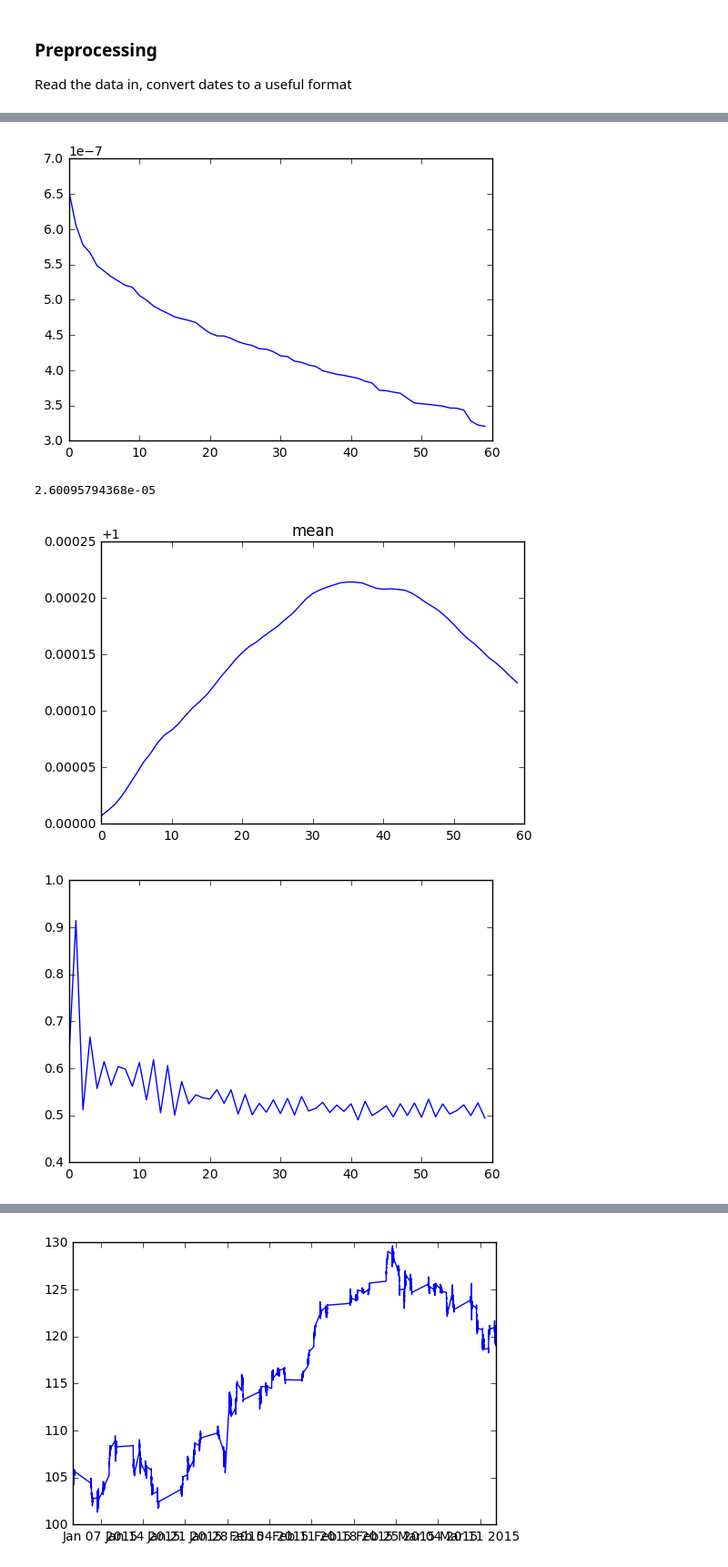
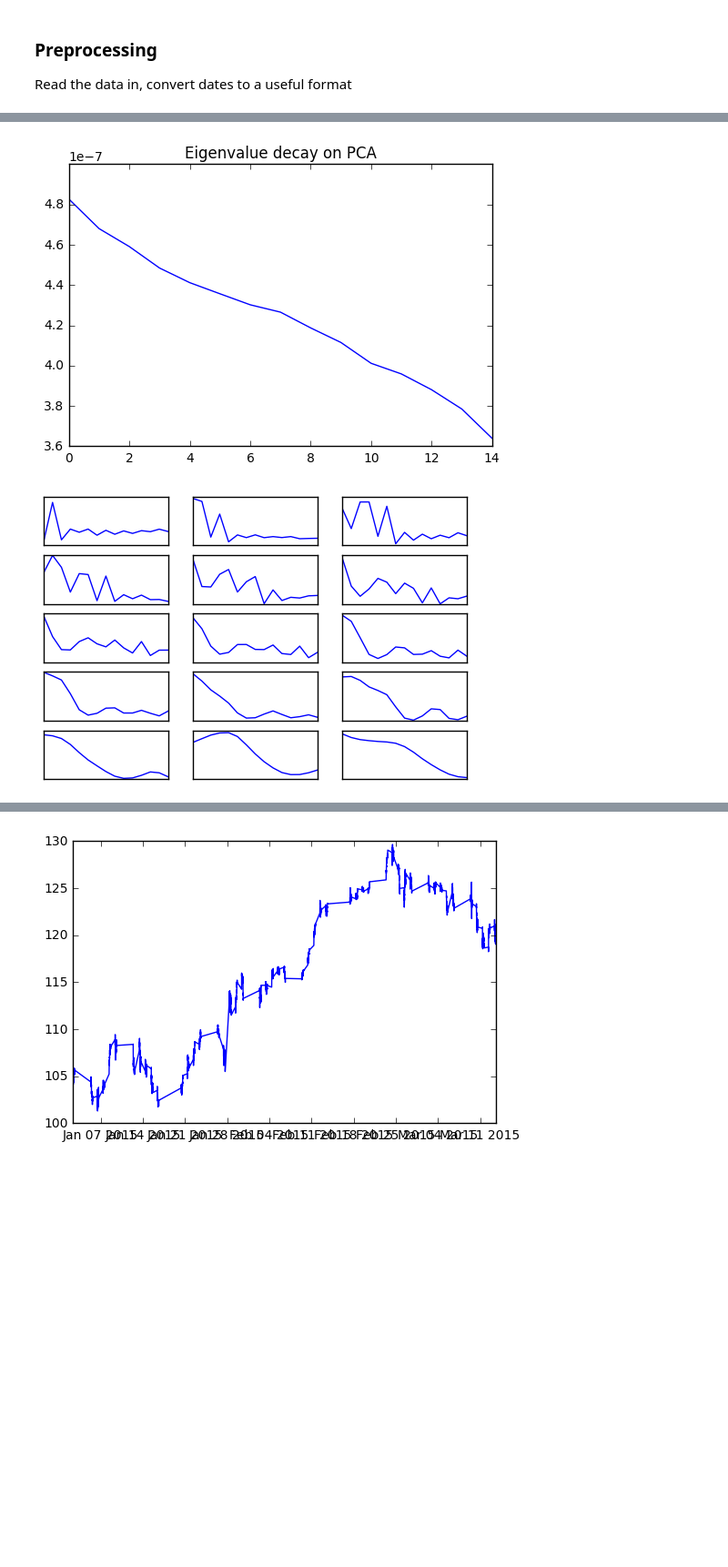
Before and after one commit to thedanschmidt/unsupervised-stock-features, a Jupyter notebook: notebooks/modeling_windows.ipynb, the cells around one changed output, grey strips where cells are left out. Shown at 91% size. Cells and saved outputs as stored; diff of their text form; code cells hidden in the pictures; blank space fills up the shorter version.

```diff
--- a/notebooks/modeling_windows.ipynb
+++ b/notebooks/modeling_windows.ipynb
@@ -36,8 +36,8 @@ Read the data in, convert dates to a useful format
 data_loc = "/home/dan/code/market_data/"
 symbols = [line.rstrip('\n') for line in open(data_loc+'dow_jones_industrial.txt')]
 
-train_start_date = "01/01/2015"
-train_end_date = "03/14/2015"
+train_start_date = "01/01/2013"
+train_end_date = "12/31/2013"
 
 test_start_date = "03/15/2015"
 test_end_date = "03/21/2015"
@@ -48,7 +48,7 @@ test_symbols = symbols
 
 aapl = get_symbol("AAPL", data_loc, train_start_date, train_end_date)
 
-awins, arets= get_windows_rets(aapl, window_length=60, window_offset=1)
+awins, arets= get_windows_rets(aapl, window_length=15, window_offset=1)
 
 plt.plot(awins[0])
 plt.show()
@@ -75,23 +61,26 @@ Invalid day in symbol input  780
 # %%
 X = awins
 
 pca = PCA()
 pca.fit(X)
 
 plt.plot(pca.explained_variance_)
+plt.title('Eigenvalue decay on PCA')
 plt.show()
 
-print(np.sum(pca.explained_variance_[:100]))
-
-plt.plot((1+pca.mean_).cumprod())
-plt.title('mean')
+ci = 0
+ri = 0
+fig, axes = plt.subplots(nrows=5, ncols=3)
+for i in range(15):
+    axes[ri, ci].plot((1+pca.components_[i]).cumprod())
+    axes[ri, ci].get_xaxis().set_visible(False)
+    axes[ri, ci].get_yaxis().set_visible(False)
+    ci += 1
+    if ci == 3:
+        ri += 1
+        ci = 0
+plt.savefig('pca_features.png')
 plt.show()
-
-for i in range(5):
-    plt.plot((1+pca.components_[i]).cumprod())
-    plt.show()
 # %% [output]
-[figure, old version]
+[figure, new version]
-2.60095794368e-05
-[figure, old version]
+[figure, new version]
-[figure, removed]
```
Also changed, not shown: parts of 2 cells of this notebook, 43 other files.
